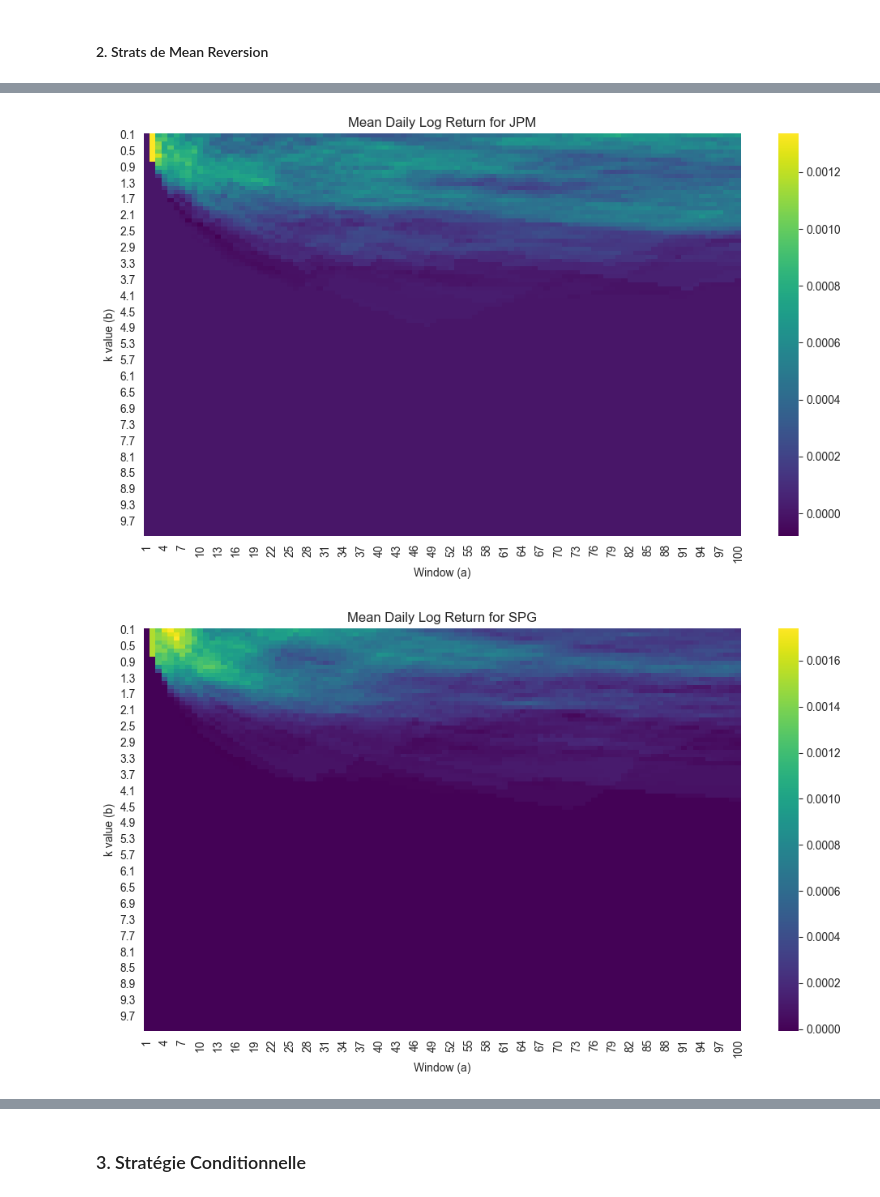
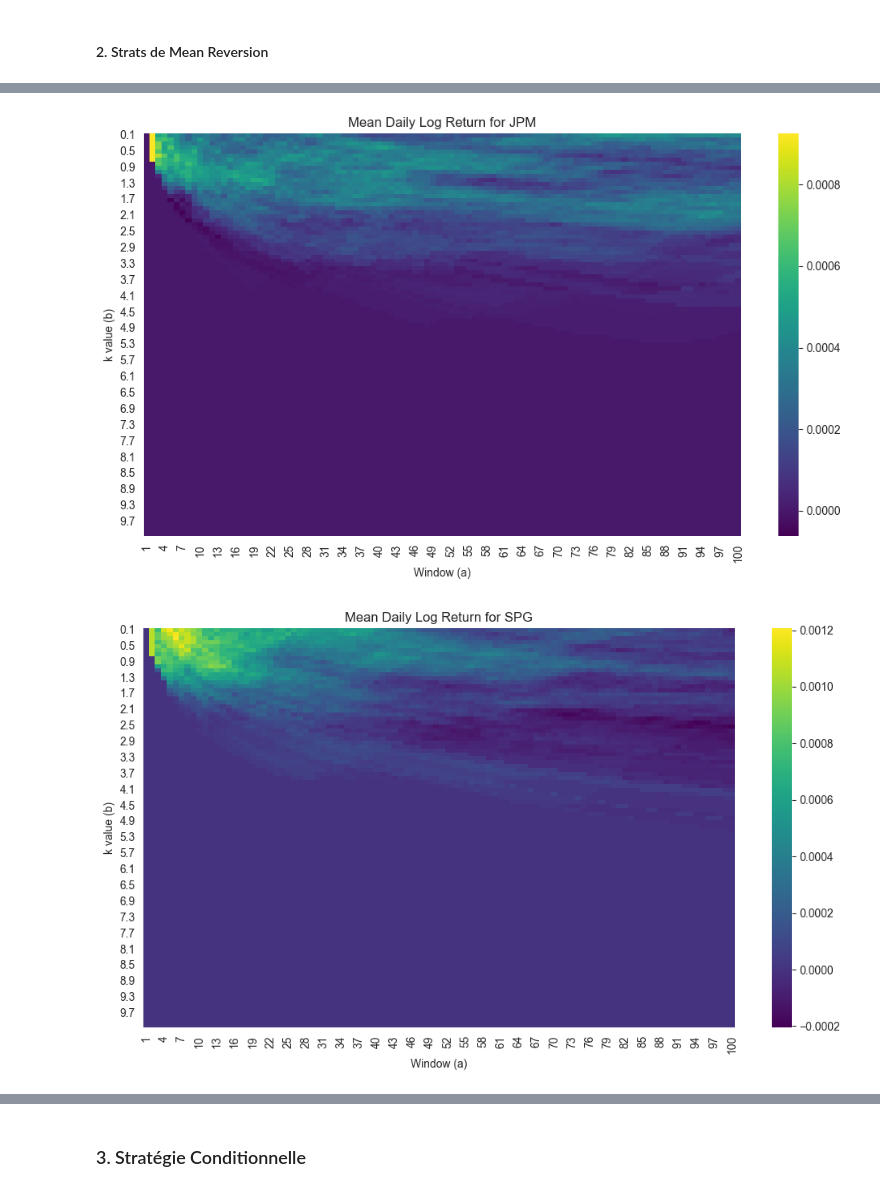
Before and after one commit to ethantrentin/Markets-Physic, a Jupyter notebook: TP2.ipynb, the cells around one changed output, grey strips where cells are left out. Cells and saved outputs as stored; diff of their text form; code cells hidden in the pictures.

```diff
--- a/TP2.ipynb
+++ b/TP2.ipynb
@@ -26,7 +26,8 @@ from tqdm import tqdm
 # %%
 # On créé un dataframe poiur stocker les données
 df = pd.DataFrame()
-tickers = ["AAPL", "XOM", "JNJ", "CAT", "PG", "VZ", "BHP", "JPM","SPG", "FCX"]
+tickers = ["AAPL", "XOM", "JNJ", "CAT", "PG", "VZ", "BHP", "JPM","SPG",
+           "FCX",'LULU']
 for ticker in tickers:
     df[ticker] = yf.download(ticker, start="2006-01-01", end="2025-03-01")["Close"]
 df
@@ -201,7 +203,7 @@ for stock in tickers:
                 heatmap_data[j, i] = mean_return
     df_heatmap = pd.DataFrame(heatmap_data, index=B_values, columns=A_values)
     plt.figure(figsize=(10, 6))
-    sns.heatmap(df_heatmap, annot=False, fmt=".4f", cmap="viridis")
+    sns.heatmap(df_heatmap, annot=False, fmt=".4f", cmap="viridis", center=0)
     plt.title(f"Mean Daily Log Return for {stock}")
     plt.xlabel("Short Window (a)")
     plt.ylabel("Long Window (b)")
@@ -247,8 +249,8 @@ for stock in tickers:
     df_heatmap_2 = pd.DataFrame(heatmap_data_2, index=B_values,
                                 columns=A_values)
     fig, axes = plt.subplots(1, 2, figsize=(16, 6))
-    sns.heatmap(df_heatmap_1, ax=axes[0], annot=False, fmt=".4f", cmap="viridis")
-    sns.heatmap(df_heatmap_2, ax=axes[1], annot=False, fmt=".4f", cmap="viridis")
+    sns.heatmap(df_heatmap_1, ax=axes[0], annot=False, fmt=".4f", cmap="viridis", center=0)
+    sns.heatmap(df_heatmap_2, ax=axes[1], annot=False, fmt=".4f", cmap="viridis", center=0)
     axes[0].set_title(f"Mean Daily Log Return for {stock} - First Half")
     axes[1].set_title(f"Mean Daily Log Return for {stock} - Second Half")
     axes[0].set_xlabel("Short Window (a)")
@@ -336,7 +337,7 @@ def mean_revert_strategy(df, tickers, time_window, k):
     return signals
 # %%
 # On applique la stratégie à nos données
-signals = mean_revert_strategy(df, tickers, 50, 3)
+signals = mean_revert_strategy(df, tickers, 200, 1)
 signals
 ## NB: il y aura toujours des NaN au début pour les MA; auquel cas le signal
 # vaudra 0 et donc pas de trade de toutes façons
@@ -422,7 +423,7 @@ for stock in tickers:
     df_heatmap.replace([np.inf, -np.inf], 0, inplace=True)
     # Plot the heatmap.
     plt.figure(figsize=(10, 6))
-    sns.heatmap(df_heatmap, annot=False, fmt=".4f", cmap="viridis")
+    sns.heatmap(df_heatmap, annot=False, fmt=".4f", cmap="viridis", center=0)
     plt.title(f"Mean Daily Log Return for {stock}")
     plt.xlabel("Window (a)")
     plt.ylabel("k value (b)")
@@ -439,2 +440,2 @@ for stock in tickers:
-[figure, old version]
+[figure, new version]
-[figure, old version]
+[figure, new version]
```
Also changed, not shown: parts of 24 cells of this notebook.
